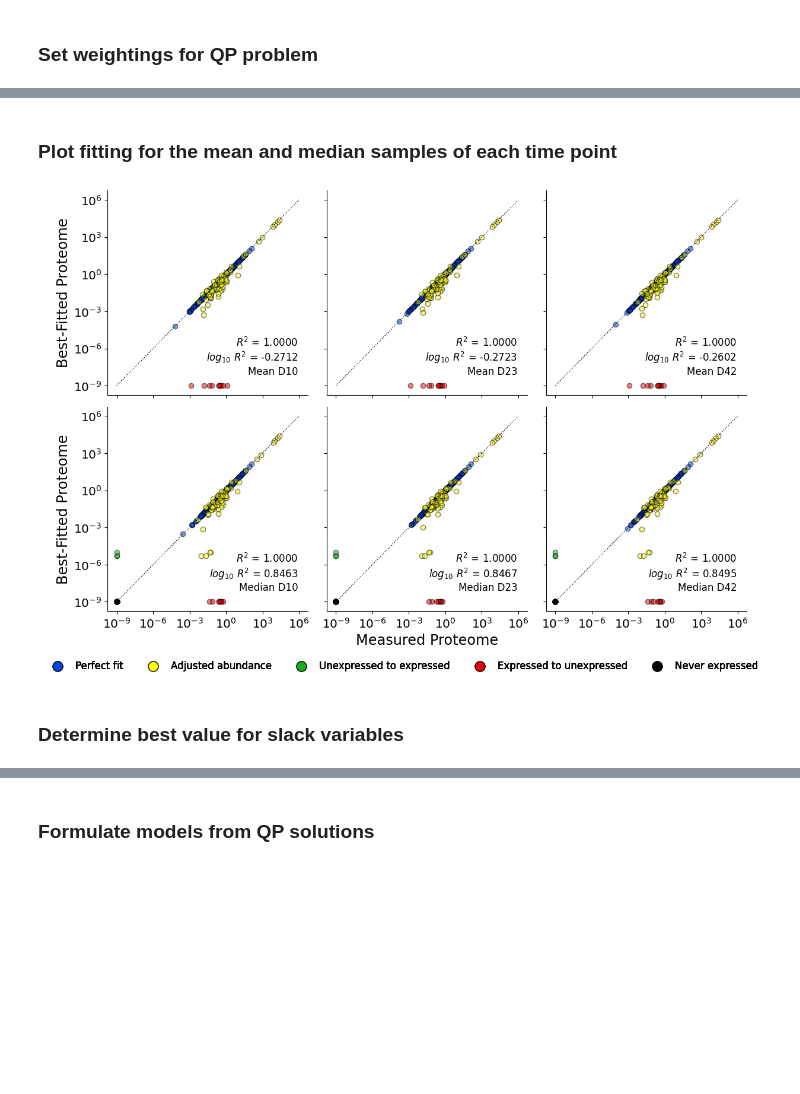
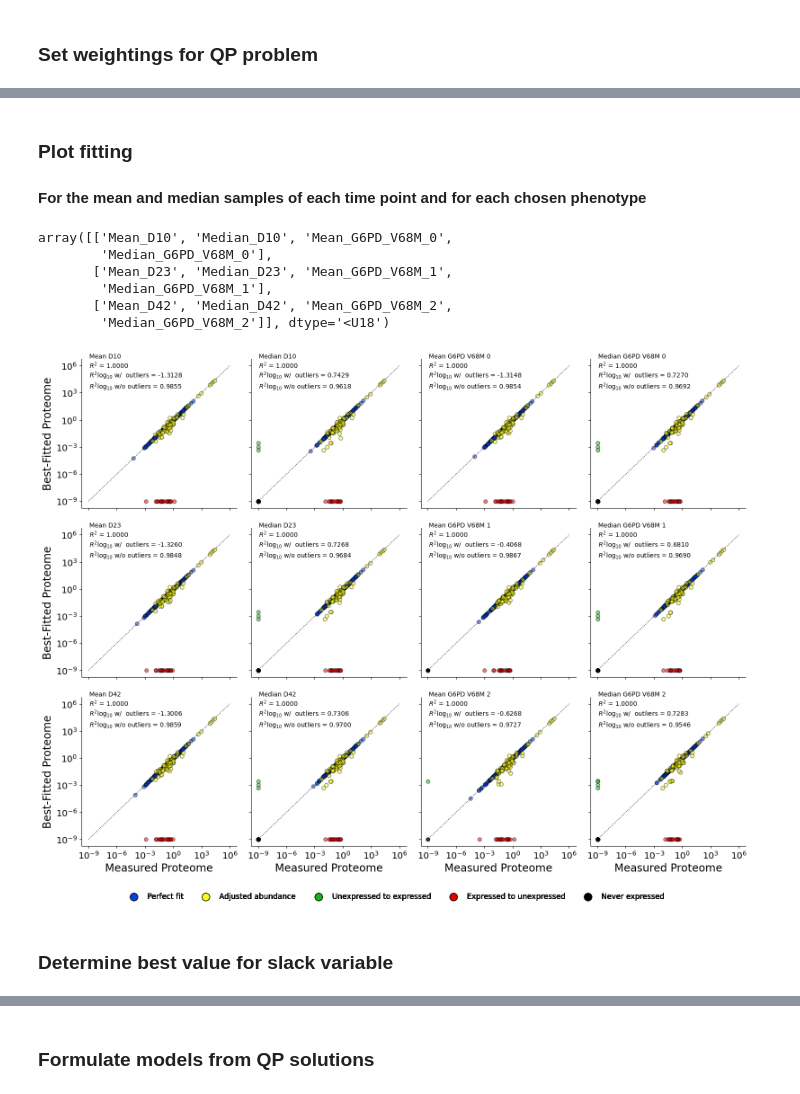
Before and after one commit to z-haiman/RBC-GEM, a Jupyter notebook: code/notebooks/analysis/OVERLAY/4a. Create context-specific models from REDS RBC Omics.ipynb, the cells around one changed output, grey strips where cells are left out. Drawn from its saved outputs; the diff is of its cells as text; code cells hidden in the pictures; blank space fills up the shorter version.

```diff
--- a/code/notebooks/analysis/OVERLAY/4a. Create context-specific models from REDS RBC Omics.ipynb
+++ b/code/notebooks/analysis/OVERLAY/4a. Create context-specific models from REDS RBC Omics.ipynb
@@ -508,13 +222,13 @@ df_data
 # %%
 df_uniprot_to_mw = df_protein_data["Mass"] / 1000  # g/mol --> # kg / mol
 df_mg_prot_per_gDW = (
-    df_data[df_protein_data.index].mul(1 / df_data_MCH, axis=0)  # cell / pgDW
+    df_copy_numbers[df_protein_data.index].mul(1 / df_MCH.squeeze(), axis=0)  # cell / pgDW
     * (1e12 / 1)  # pgDW / gDW
     * (1 / AVOGADRO_NUMBER)  # mol / protein copies
     * (df_uniprot_to_mw)  # kg / mol
     * (1e6 / 1)  # mg / kg
 ).copy()
-df_mg_prot_per_gDW = df_mg_prot_per_gDW.loc[df_data.index]
+df_mg_prot_per_gDW = df_mg_prot_per_gDW.loc[df_copy_numbers.index]
 df_mg_prot_per_gDW
 # %% [output]
 |  | A0A075B6I0 | A0A075B6I9 | A0A075B6J9 | A0A075B6K4 | A0A075B6K5 | A0A075B6R2 | A0A075B6S5 | A0A075B6S9 | ... |
@@ -1076,7 +696,7 @@ def solve_qp_for_samples(
 # %%
 # Ensure data is provided as (Protein IDs x Sample IDs)
 # Use original copy number values for weights
-df_weights = df_data_weights.T.loc[df_protein_data.index, df_samples.columns]
+df_weights = df_weighting_mat.T.loc[df_protein_data.index, df_samples.columns]
 df_weights = 1 / df_weights.infer_objects(copy=False).replace(0, 1)
 df_weights /= df_weights.mean()
 df_weights
@@ -1152,15 +774,23 @@ Number of QP solutions: 1836
 # %% [markdown]
-### Plot fitting for the mean and median samples of each time point
+### Plot fitting
+#### For the mean and median samples of each time point and for each chosen phenotype
+# %%
+samples_to_plot = np.array([
+    [x for x in operation_ids if time_re.search(x) and operation_re.search(x).group("op") == "Mean"],
+    [x for x in operation_ids if time_re.search(x) and operation_re.search(x).group("op") == "Median"],
+    [x for x in operation_ids if phenotype_re.search(x) and operation_re.search(x).group("op") == "Mean"],
+    [x for x in operation_ids if phenotype_re.search(x) and operation_re.search(x).group("op") == "Median"],
+]).T
+samples_to_plot
+# %% [output]
+array([['Mean_D10', 'Median_D10', 'Mean_G6PD_V68M_0',
+        'Median_G6PD_V68M_0'],
+       ['Mean_D23', 'Median_D23', 'Mean_G6PD_V68M_1',
+        'Median_G6PD_V68M_1'],
+       ['Mean_D42', 'Median_D42', 'Mean_G6PD_V68M_2',
+        'Median_G6PD_V68M_2']], dtype='<U18')
 # %%
-samples_to_plot = np.array(
-    [
-        # Best for 1 or 3 columns
-        [x for x in operation_ids_dict[time_key] if "Mean" in x],
-        [x for x in operation_ids_dict[time_key] if "Median" in x],
-    ]
-)
-
-r2_text_loc = "lower right"
+r2_text_loc = "upper left"
 transform = False
 
 length = 4
@@ -1174,7 +804,7 @@ fig, axes = plt.subplots(
 )
 sns.despine(fig)
 for idx, (sample_id, ax) in enumerate(zip(samples_to_plot.flatten(), axes.flatten())):
-    df_qp_sol, r2, r2_log10, objective_value = qp_solutions_dict[sample_id]
+    df_qp_sol, objective_value, r2_values = qp_solutions_dict[sample_id]
     # Copy to prevent alterations to the original
     df_qp_sol = df_qp_sol.copy()
     xlabel, ylabel = df_qp_sol.columns
@@ -1279,25 +909,23 @@ for idx, (sample_id, ax) in enumerate(zip(samples_to_plot.flatten(), axes.flatte
         f"Never expressed",
     ]
 
-    op, time = str(sample_id.replace(f"{pcmodel.id}_", "")).split("_")
-    sample_label = " ".join((op, time))
-
+    sample_label = str(sample_id.replace(f"{pcmodel.id}_", "").replace("_", " "))
     if not transform:
         ax.set_xscale("log")
         ax.set_yscale("log")
 
     fontdict = {"size": "xx-large"}
-    if idx == len(samples_to_plot.flatten()) - np.ceil(ncols / 2):
+    if idx >= len(samples_to_plot.flatten()) - ncols:
         ax.set_xlabel(xlabel, fontdict=fontdict)
     fig.legend(
         handles=handles,
         labels=labels,
-        loc="lower center",
+        loc="upper center",
         ncols=len(labels),
         frameon=False,
         fontsize="large",
         markerscale=2,
-        bbox_to_anchor=(0.5, -0.05),
+        bbox_to_anchor=(0.5, -0.01),
     )
     if idx % ncols == 0:
         ax.set_ylabel(ylabel, fontdict=fontdict)
@@ -1315,43 +943,47 @@ for idx, (sample_id, ax) in enumerate(zip(samples_to_plot.flatten(), axes.flatte
             0.1,
             "\n".join(
                 (
-                    r"$R^{2}$" + r2_format.format(r2),
-                    r"$log_{10}\ R^{2} $" + r2_format.format(r2_log10),
                     sample_label,
+                    r"$R^{2}$" + r2_format.format(r2_values[0]),
+                    r"$R^{2}\text{log}_{10}\text{ w/  outliers}$" + r2_format.format(r2_values[1]),
+                    r"$R^{2}\text{log}_{10}\text{ w/o outliers}$" + r2_format.format(r2_values[2]),
+
                 )
             ),
             transform=ax.transAxes,
             color="black",
-            fontsize="large",
+            fontsize="medium",
             ha="right",
         )
     elif r2_text_loc == "upper left":
         ax.text(
             0.05,
-            0.9,
+            0.8,
             "\n".join(
                 (
-                    r"$R^{2}$" + r2_format.format(r2),
-                    r"$log_{10}\ R^{2} $" + r2_format.format(r2_log10),
                     sample_label,
+                    r"$R^{2}$" + r2_format.format(r2_values[0]),
+                    r"$R^{2}\text{log}_{10}\text{ w/  outliers}$" + r2_format.format(r2_values[1]),
+                    r"$R^{2}\text{log}_{10}\text{ w/o outliers}$" + r2_format.format(r2_values[2]),
+
                 )
             ),
             transform=ax.transAxes,
             color="black",
-            fontsize="large",
+            fontsize="medium",
             ha="left",
         )
     else:
         pass
 fig.tight_layout()
 if save_figures:
     fig.savefig(
         fitting_dirpath
         / f"QPfitting_{'' if not transform else 'log10_'}{model_id}.{imagetype}",
         transparent=transparent,
         format=imagetype,
     )
 # %% [output]
-[figure, old version]
+[figure, new version]
 # %% [markdown]
-### Determine best value for slack variables
+### Determine best value for slack variable
```
Also changed, not shown: parts of 46 cells of this notebook, 45 other files.
